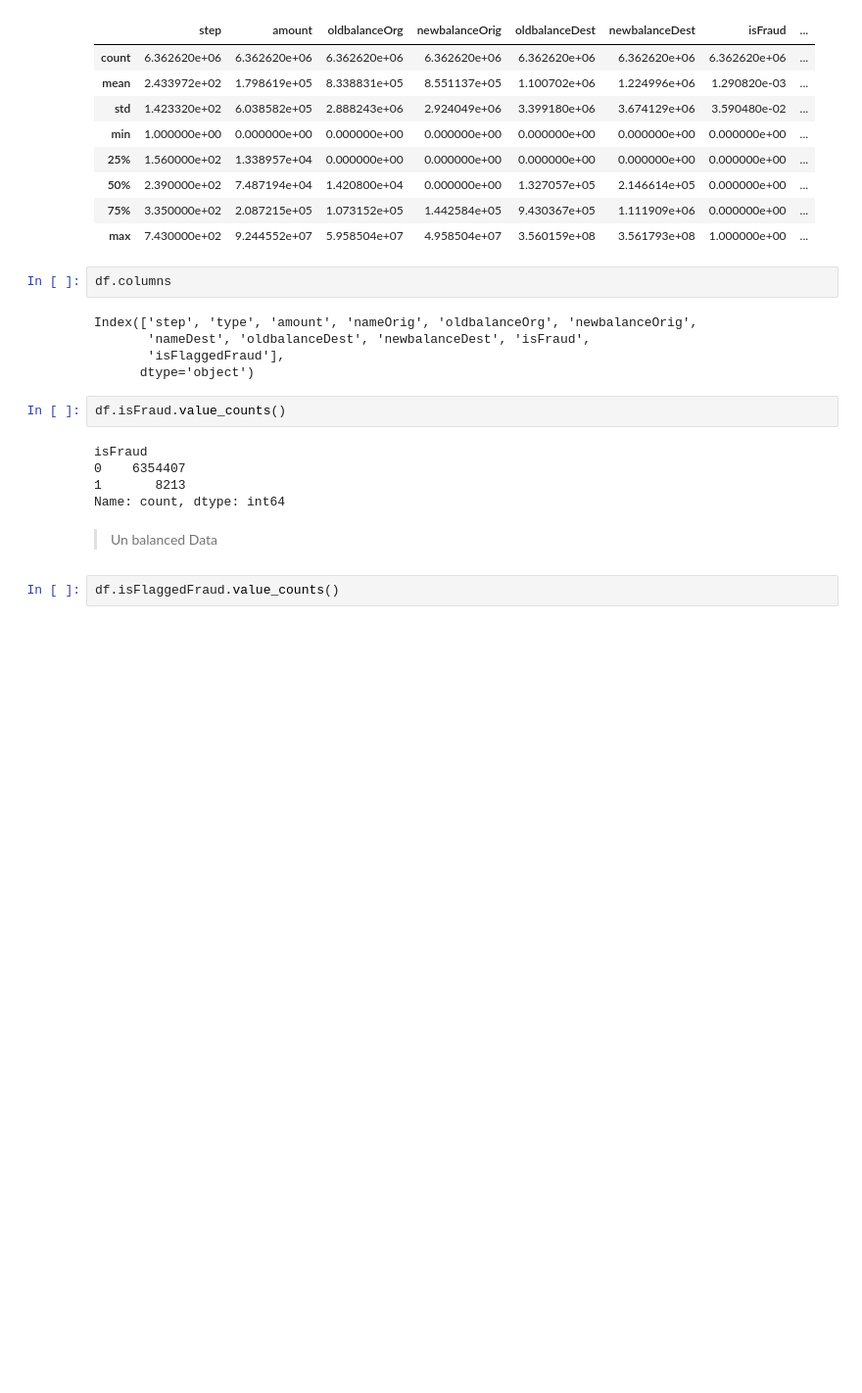
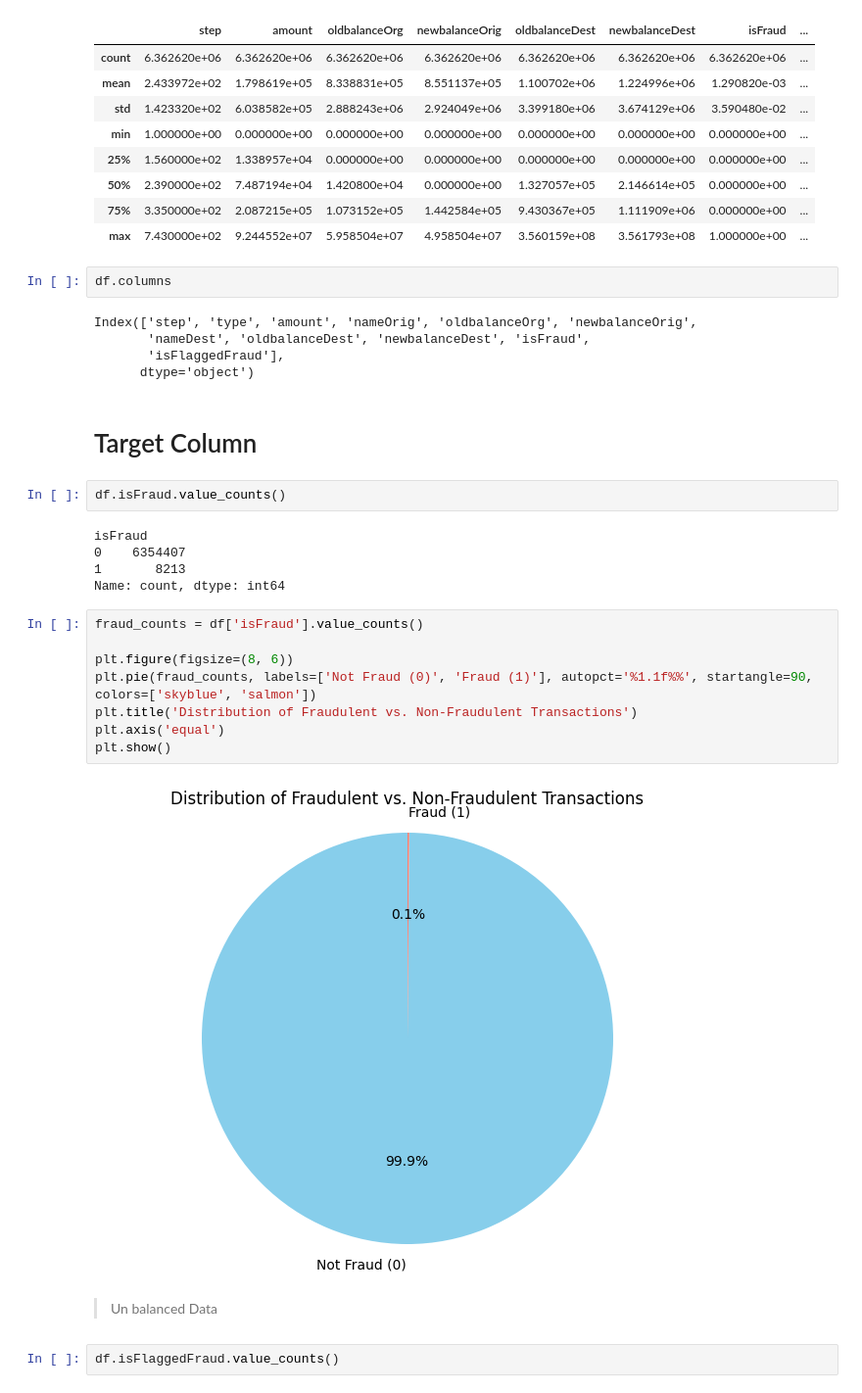
Before and after one commit to Kareamahmed/Fraud-Detection-System, a Jupyter notebook: Notebook/fraud_detection.ipynb, the cells around one changed output. Shown at 98% size. Cells and saved outputs as stored; diff of their text form; blank space fills up the shorter version.

```diff
--- a/Notebook/fraud_detection.ipynb
+++ b/Notebook/fraud_detection.ipynb
@@ -73,6 +79,8 @@ Index(['step', 'type', 'amount', 'nameOrig', 'oldbalanceOrg', 'newbalanceOrig',
        'nameDest', 'oldbalanceDest', 'newbalanceDest', 'isFraud',
        'isFlaggedFraud'],
       dtype='object')
+# %% [markdown]
+# Target Column
 # %%
 df.isFraud.value_counts()
 # %% [output]
@@ -80,6 +88,16 @@ isFraud
 0    6354407
 1       8213
 Name: count, dtype: int64
+# %%
+fraud_counts = df['isFraud'].value_counts()
+
+plt.figure(figsize=(8, 6))
+plt.pie(fraud_counts, labels=['Not Fraud (0)', 'Fraud (1)'], autopct='%1.1f%%', startangle=90, colors=['skyblue', 'salmon'])
+plt.title('Distribution of Fraudulent vs. Non-Fraudulent Transactions')
+plt.axis('equal')
+plt.show()
+# %% [output]
+[figure, added]
 # %% [markdown]
 > Un balanced Data
 # %%
```
Also changed, not shown: parts of 28 cells of this notebook.
